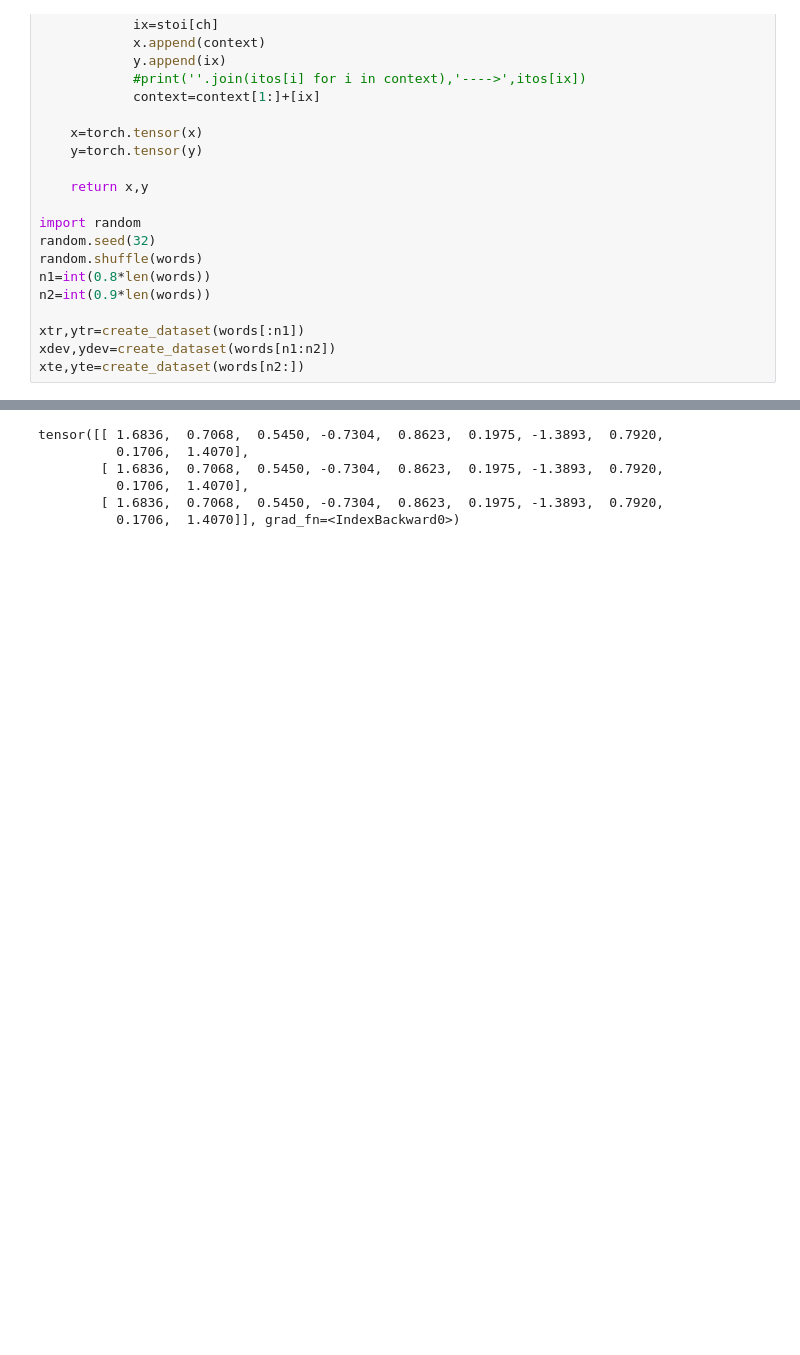
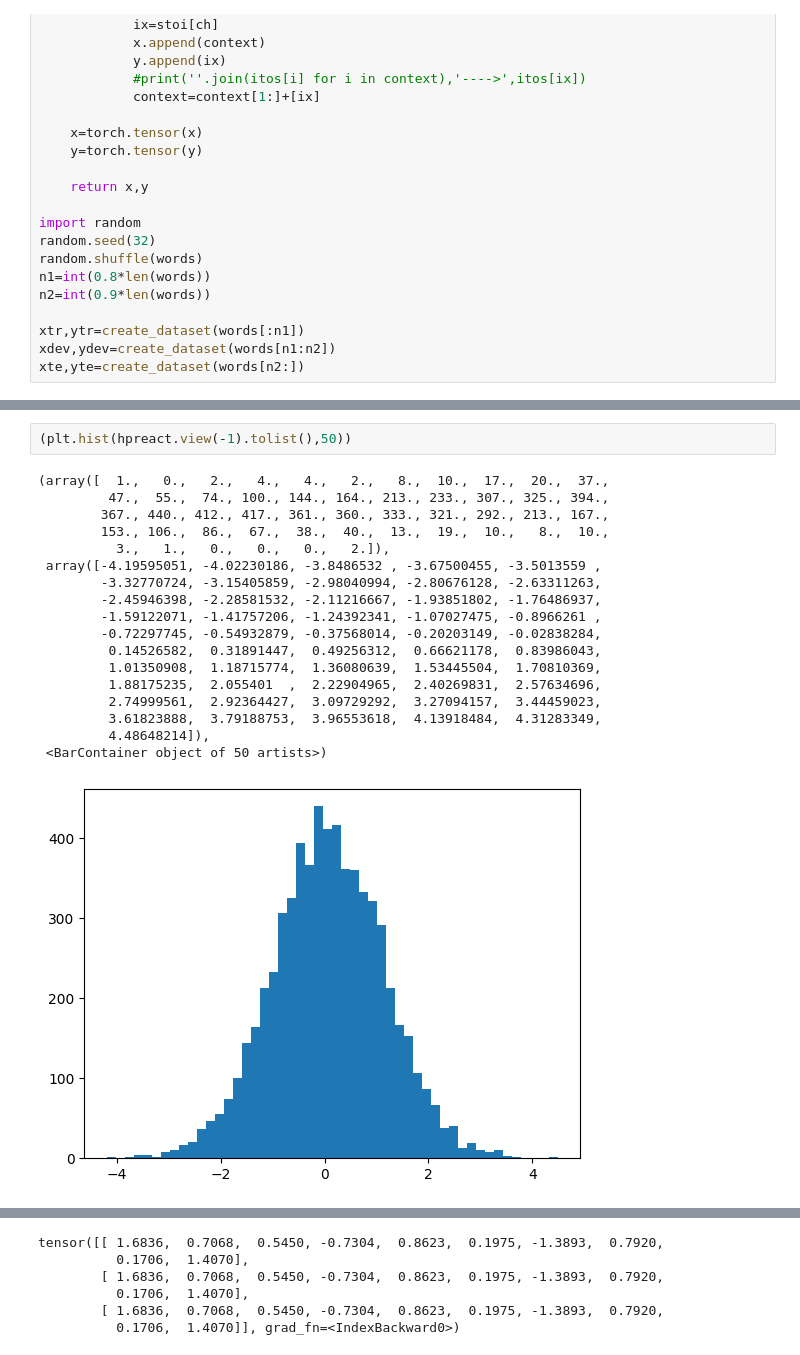
Before and after one commit to AryannSharmaa/makemore, a Jupyter notebook: makemore_mlp2.ipynb, the cells around one changed output, grey strips where cells are left out. Drawn from its saved outputs; the diff is of its cells as text; blank space fills up the shorter version.

```diff
--- a/makemore_mlp2.ipynb
+++ b/makemore_mlp2.ipynb
@@ -110,0 +117,21 @@ for i in range(max_steps):
+# %%
+(plt.hist(hpreact.view(-1).tolist(),50))
+# %% [output]
+(array([  1.,   0.,   2.,   4.,   4.,   2.,   8.,  10.,  17.,  20.,  37.,
+         47.,  55.,  74., 100., 144., 164., 213., 233., 307., 325., 394.,
+        367., 440., 412., 417., 361., 360., 333., 321., 292., 213., 167.,
+        153., 106.,  86.,  67.,  38.,  40.,  13.,  19.,  10.,   8.,  10.,
+          3.,   1.,   0.,   0.,   0.,   2.]),
+ array([-4.19595051, -4.02230186, -3.8486532 , -3.67500455, -3.5013559 ,
+        -3.32770724, -3.15405859, -2.98040994, -2.80676128, -2.63311263,
+        -2.45946398, -2.28581532, -2.11216667, -1.93851802, -1.76486937,
+        -1.59122071, -1.41757206, -1.24392341, -1.07027475, -0.8966261 ,
+        -0.72297745, -0.54932879, -0.37568014, -0.20203149, -0.02838284,
+         0.14526582,  0.31891447,  0.49256312,  0.66621178,  0.83986043,
+         1.01350908,  1.18715774,  1.36080639,  1.53445504,  1.70810369,
+         1.88175235,  2.055401  ,  2.22904965,  2.40269831,  2.57634696,
+         2.74999561,  2.92364427,  3.09729292,  3.27094157,  3.44459023,
+         3.61823888,  3.79188753,  3.96553618,  4.13918484,  4.31283349,
+         4.48648214]),
+ <BarContainer object of 50 artists>)
+[figure, added]
```
Also changed, not shown: parts of 8 cells of this notebook.
